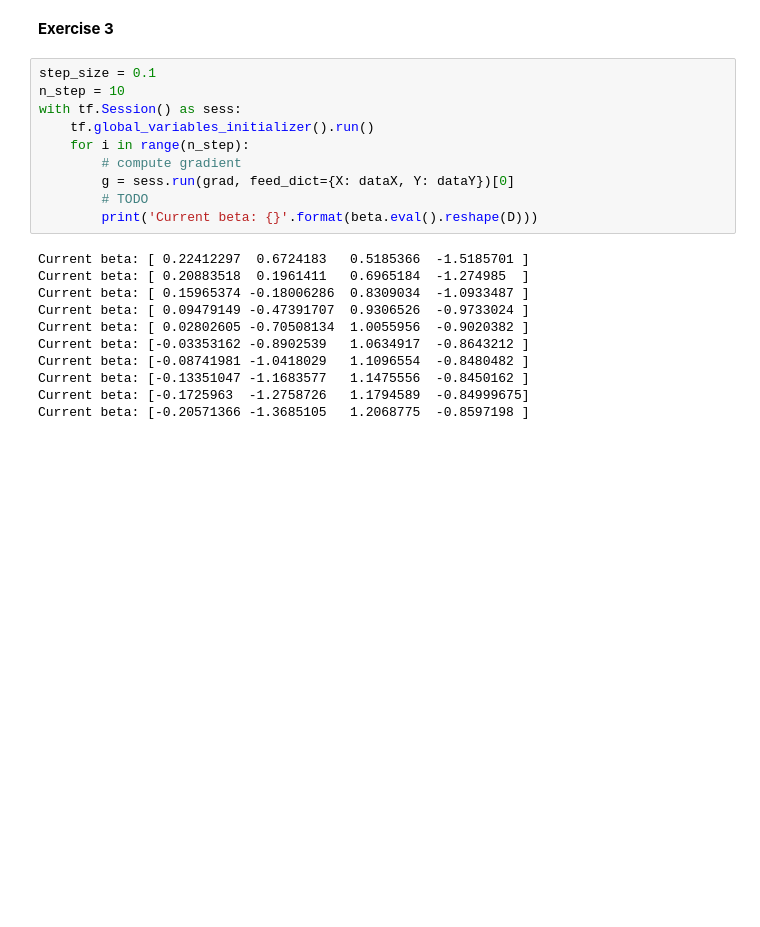
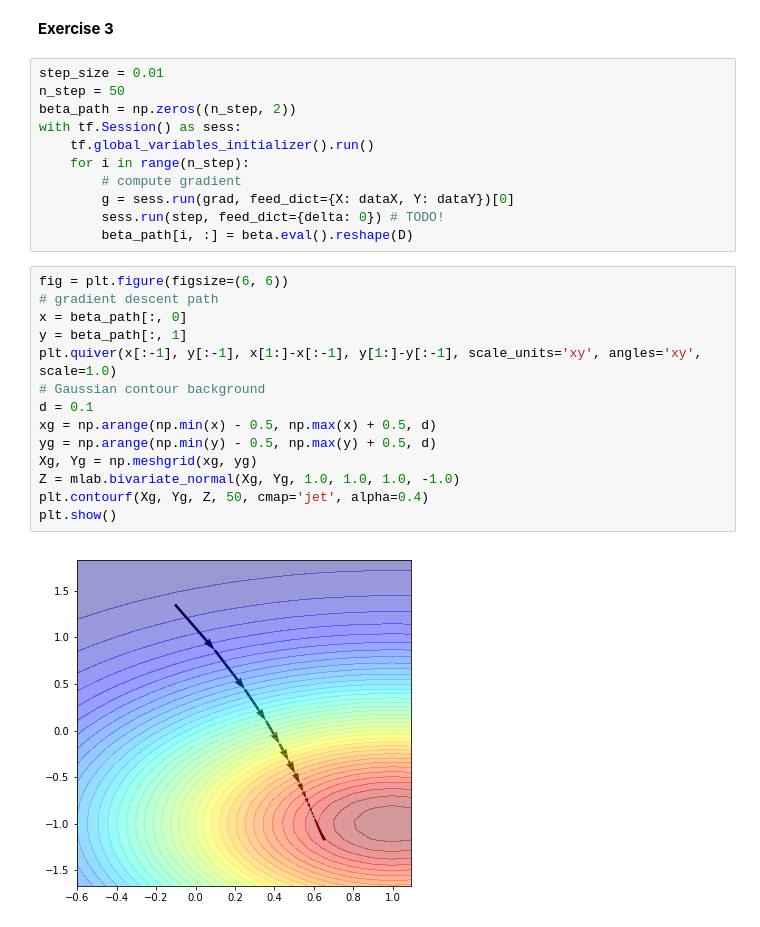
Before and after one commit to UCIDataScienceInitiative/LearningWithPython, a Jupyter notebook: logistic.ipynb, the cells around one changed output. Saved outputs shown, nothing was run; the diff lists cells and outputs as text; blank space fills up the shorter version.

```diff
--- a/logistic.ipynb
+++ b/logistic.ipynb
@@ -46,23 +58,29 @@ step = beta.assign_add(delta)
 # %% [markdown]
 **Exercise 3**
 # %%
-step_size = 0.1
-n_step = 10
+step_size = 0.01
+n_step = 50
+beta_path = np.zeros((n_step, 2))
 with tf.Session() as sess:
     tf.global_variables_initializer().run()
     for i in range(n_step):
         # compute gradient
         g = sess.run(grad, feed_dict={X: dataX, Y: dataY})[0]
-        # TODO
-        print('Current beta: {}'.format(beta.eval().reshape(D)))
+        sess.run(step, feed_dict={delta: 0}) # TODO!
+        beta_path[i, :] = beta.eval().reshape(D)
-# %% [output]
-Current beta: [ 0.22412297  0.6724183   0.5185366  -1.5185701 ]
-Current beta: [ 0.20883518  0.1961411   0.6965184  -1.274985  ]
-Current beta: [ 0.15965374 -0.18006286  0.8309034  -1.0933487 ]
-Current beta: [ 0.09479149 -0.47391707  0.9306526  -0.9733024 ]
-Current beta: [ 0.02802605 -0.70508134  1.0055956  -0.9020382 ]
-Current beta: [-0.03353162 -0.8902539   1.0634917  -0.8643212 ]
-Current beta: [-0.08741981 -1.0418029   1.1096554  -0.8480482 ]
-Current beta: [-0.13351047 -1.1683577   1.1475556  -0.8450162 ]
-Current beta: [-0.1725963  -1.2758726   1.1794589  -0.84999675]
-Current beta: [-0.20571366 -1.3685105   1.2068775  -0.8597198 ]
+# %%
+fig = plt.figure(figsize=(6, 6))
+# gradient descent path
+x = beta_path[:, 0]
+y = beta_path[:, 1]
+plt.quiver(x[:-1], y[:-1], x[1:]-x[:-1], y[1:]-y[:-1], scale_units='xy', angles='xy', scale=1.0)
+# Gaussian contour background
+d = 0.1
+xg = np.arange(np.min(x) - 0.5, np.max(x) + 0.5, d)
+yg = np.arange(np.min(y) - 0.5, np.max(y) + 0.5, d)
+Xg, Yg = np.meshgrid(xg, yg)
+Z = mlab.bivariate_normal(Xg, Yg, 1.0, 1.0, 1.0, -1.0)
+plt.contourf(Xg, Yg, Z, 50, cmap='jet', alpha=0.4)
+plt.show()
+# %% [output]
+[figure, added]
```
Also changed, not shown: parts of 4 cells of this notebook, 1 other file.
